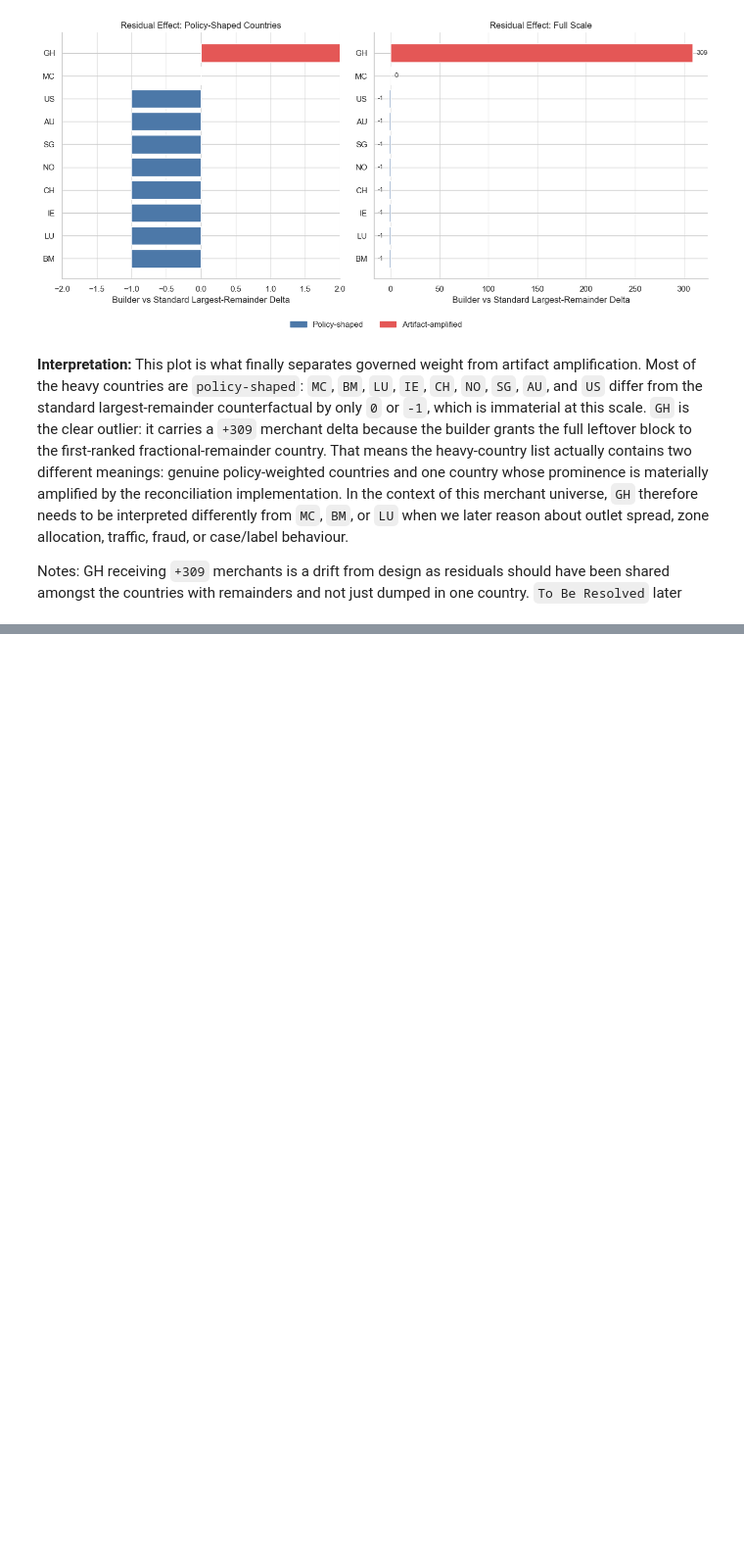
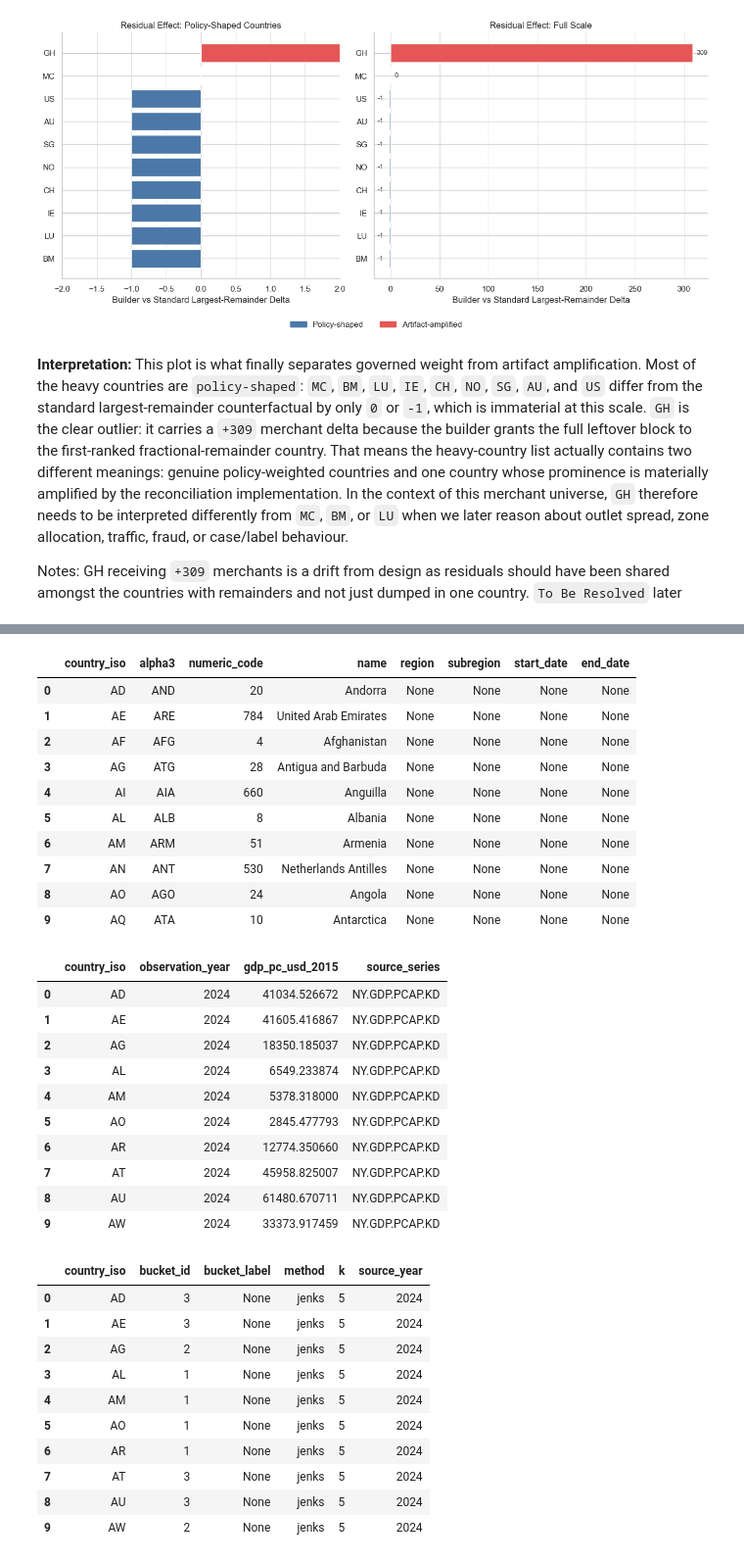
Before and after one commit to EsosaOrumwese/fraud-detection-system, a Jupyter notebook: analysis/dev_full_offline_investigation/00_investigation/notebooks/00_understanding_governed_data_world_p1.ipynb, the cells around one changed output, grey strips where cells are left out. Shown at 98% size. Drawn from its saved outputs; the diff is of its cells as text; code cells hidden in the pictures; blank space fills up the shorter version.

```diff
--- a/analysis/dev_full_offline_investigation/00_investigation/notebooks/00_understanding_governed_data_world_p1.ipynb
+++ b/analysis/dev_full_offline_investigation/00_investigation/notebooks/00_understanding_governed_data_world_p1.ipynb
@@ -758,0 +836,39 @@ Notes: GH receiving `+309` merchants is a drift from design as residuals should
+# %%
+# Show a few rows from each governed artefact so the raw shape is visible before we summarise anything.
+display(iso3166_df.head(10))
+display(gdp_df.head(10))
+display(gdp_bucket_df.head(10))
+# %% [output]
+|  | country_iso | alpha3 | numeric_code | name | region | subregion | start_date | end_date |
+| 0 | AD | AND | 20 | Andorra | None | None | None | None |
+| 1 | AE | ARE | 784 | United Arab Emirates | None | None | None | None |
+| 2 | AF | AFG | 4 | Afghanistan | None | None | None | None |
+| 3 | AG | ATG | 28 | Antigua and Barbuda | None | None | None | None |
+| 4 | AI | AIA | 660 | Anguilla | None | None | None | None |
+| 5 | AL | ALB | 8 | Albania | None | None | None | None |
+| 6 | AM | ARM | 51 | Armenia | None | None | None | None |
+| 7 | AN | ANT | 530 | Netherlands Antilles | None | None | None | None |
+| 8 | AO | AGO | 24 | Angola | None | None | None | None |
+| 9 | AQ | ATA | 10 | Antarctica | None | None | None | None |
+|  | country_iso | observation_year | gdp_pc_usd_2015 | source_series |
+| 0 | AD | 2024 | 41034.526672 | NY.GDP.PCAP.KD |
+| 1 | AE | 2024 | 41605.416867 | NY.GDP.PCAP.KD |
+| 2 | AG | 2024 | 18350.185037 | NY.GDP.PCAP.KD |
+| 3 | AL | 2024 | 6549.233874 | NY.GDP.PCAP.KD |
+| 4 | AM | 2024 | 5378.318000 | NY.GDP.PCAP.KD |
+| 5 | AO | 2024 | 2845.477793 | NY.GDP.PCAP.KD |
+| 6 | AR | 2024 | 12774.350660 | NY.GDP.PCAP.KD |
+| 7 | AT | 2024 | 45958.825007 | NY.GDP.PCAP.KD |
+| 8 | AU | 2024 | 61480.670711 | NY.GDP.PCAP.KD |
+| 9 | AW | 2024 | 33373.917459 | NY.GDP.PCAP.KD |
+|  | country_iso | bucket_id | bucket_label | method | k | source_year |
+| 0 | AD | 3 | None | jenks | 5 | 2024 |
+| 1 | AE | 3 | None | jenks | 5 | 2024 |
+| 2 | AG | 2 | None | jenks | 5 | 2024 |
+| 3 | AL | 1 | None | jenks | 5 | 2024 |
+| 4 | AM | 1 | None | jenks | 5 | 2024 |
+| 5 | AO | 1 | None | jenks | 5 | 2024 |
+| 6 | AR | 1 | None | jenks | 5 | 2024 |
+| 7 | AT | 3 | None | jenks | 5 | 2024 |
+| 8 | AU | 3 | None | jenks | 5 | 2024 |
+| 9 | AW | 2 | None | jenks | 5 | 2024 |
```
Also changed, not shown: parts of 13 cells of this notebook.
